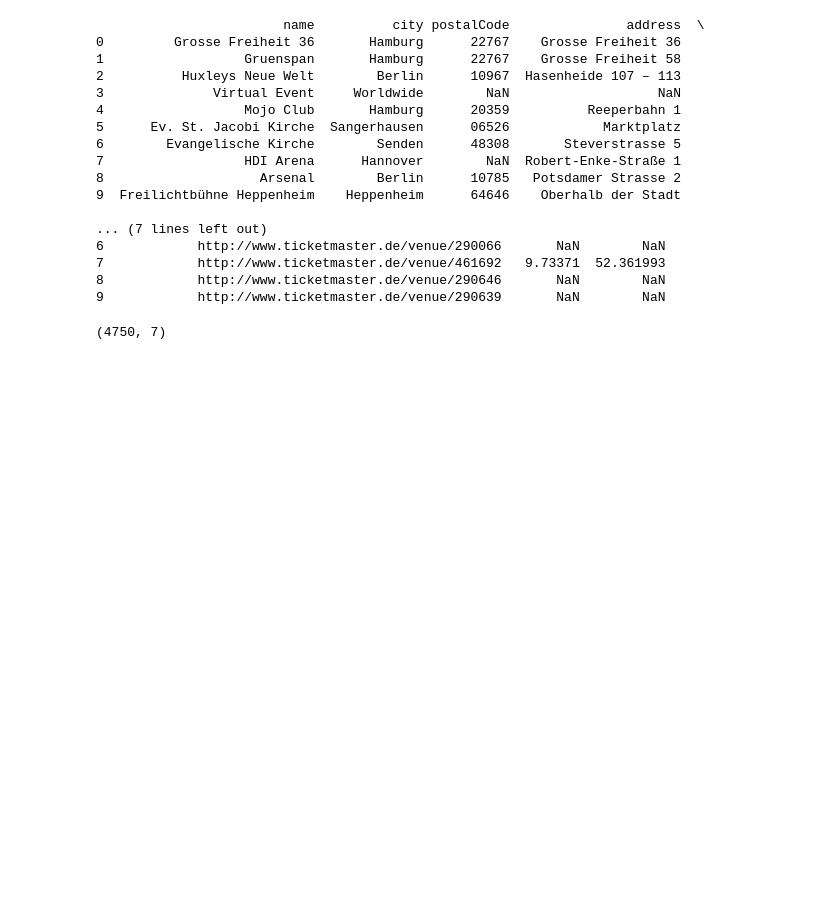
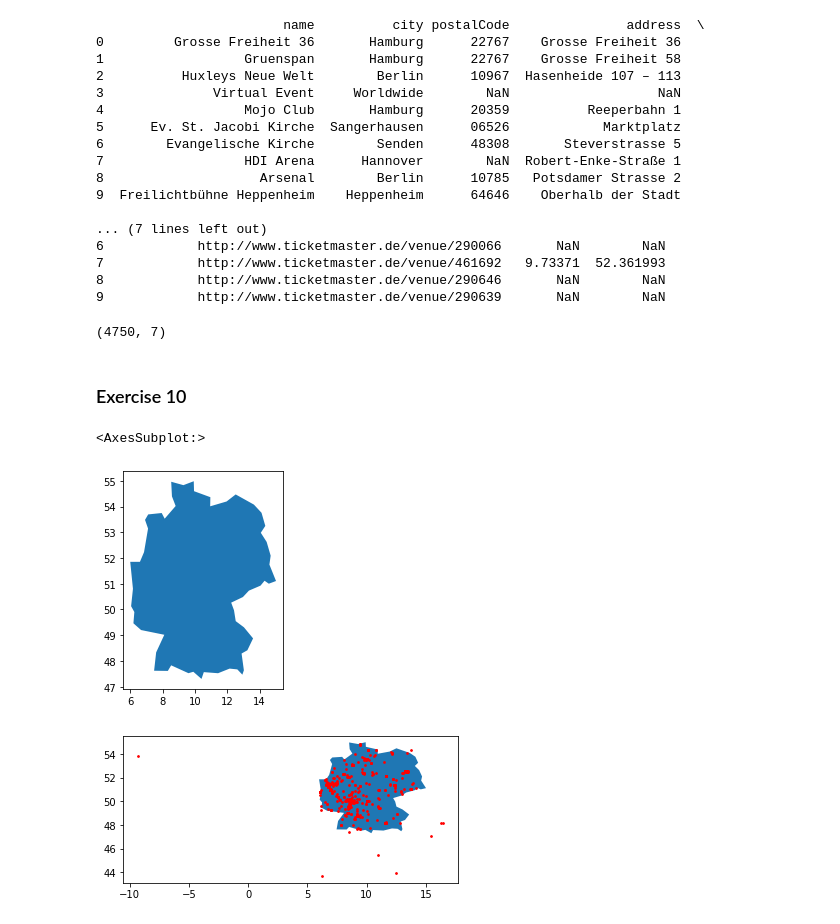
Before and after one commit to ltyita/Python_Assign05, a Jupyter notebook: Tingyu_Lin_Assignment05_python.ipynb, the cells around one changed output. Saved outputs shown, nothing was run; the diff lists cells and outputs as text; code cells hidden in the pictures; blank space fills up the shorter version.

Commit message:
Ex10: Add points on the map (one with extreme values).

```diff
--- a/Tingyu_Lin_Assignment05_python.ipynb
+++ b/Tingyu_Lin_Assignment05_python.ipynb
@@ -232,3 +232,5 @@ all_obs.shape
 8            http://www.ticketmaster.de/venue/290646       NaN        NaN
 9            http://www.ticketmaster.de/venue/290639       NaN        NaN
 (4750, 7)
+# %% [markdown]
+### Exercise 10
@@ -234,0 +241,26 @@ all_obs.shape
+# %%
+# conver datatype object to float
+all_obs['longitude'] = all_obs['longitude'].astype(str).astype(float)
+all_obs['latitude'] = all_obs['latitude'].astype(str).astype(float)
+
+# assign nan to 0s.
+all_obs.loc[all_obs["longitude"] == 0, "longitude"] = np.nan
+all_obs.loc[all_obs["latitude"] == 0, "latitude"] = np.nan
+
+
+# get a base map of Germany
+map_de = gpd.read_file(gpd.datasets.get_path("naturalearth_lowres"))
+map_de = map_de[map_de.name == "Germany"]
+
+# plot the map
+map_de.plot()
+
+
+# add points on the map (with extreme values)
+geometry = gpd.points_from_xy(x=all_obs['longitude'], y=all_obs['latitude'])
+gdf = gpd.GeoDataFrame(all_obs, geometry=geometry)
+gdf.plot(ax=map_de.plot(), color='red', markersize=3)
+# %% [output]
+<AxesSubplot:>
+[figure, added]
+[figure, added]
```
Also changed, not shown: parts of 1 cell of this notebook.
